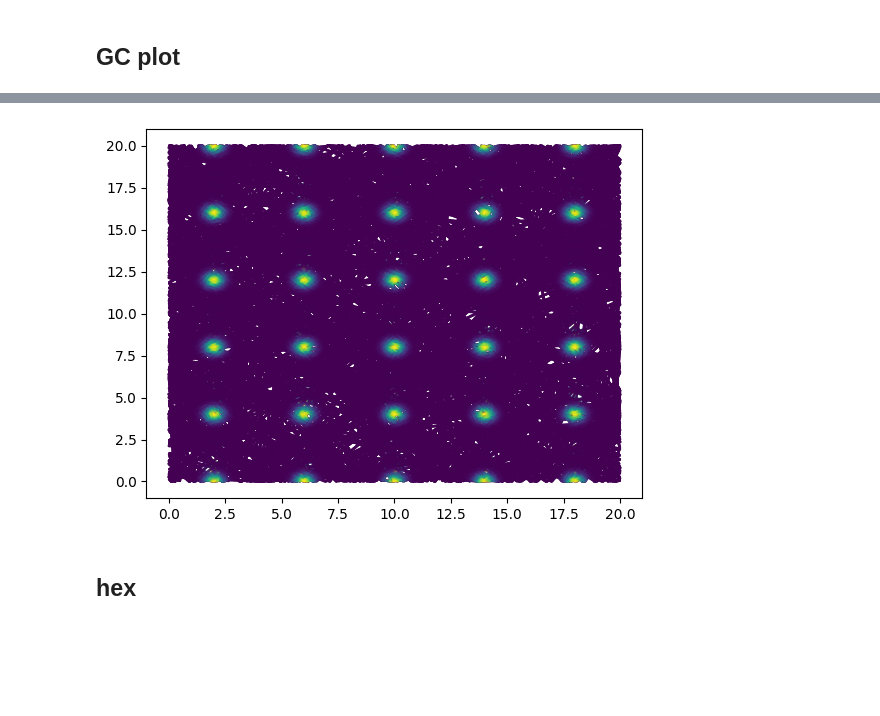
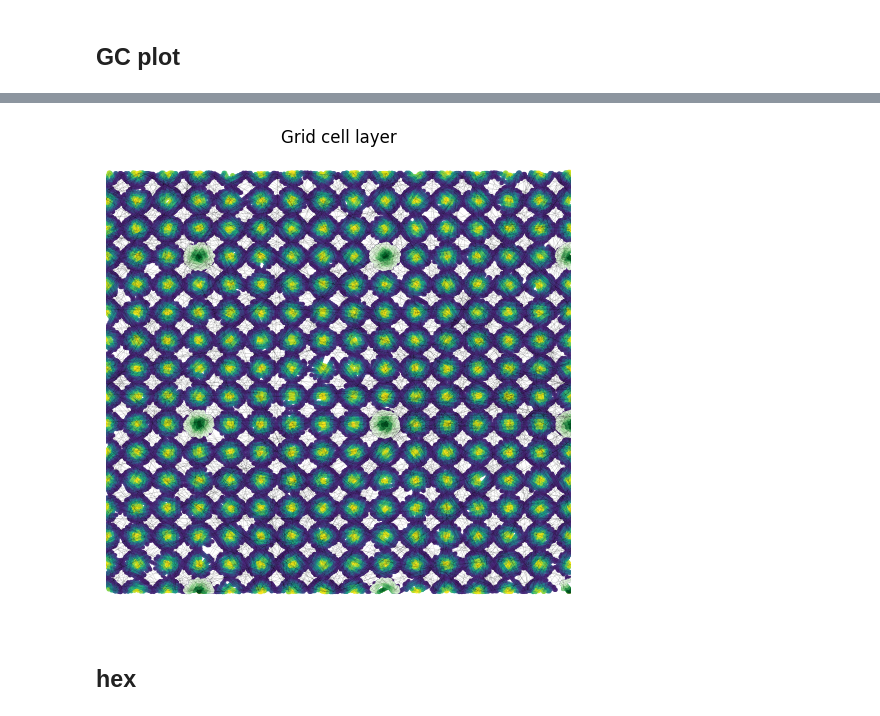
Before and after one commit to iKiru-hub/PCNN, a Jupyter notebook: notebooks/lab_pcore_2.ipynb, the cells around one changed output, grey strips where cells are left out. Cells and saved outputs as stored; diff of their text form; code cells hidden in the pictures; blank space fills up the shorter version.

```diff
--- a/notebooks/lab_pcore_2.ipynb
+++ b/notebooks/lab_pcore_2.ipynb
@@ -261,11 +318,22 @@ plt.scatter(*np.array(points[1:]).T, c=asum, s=np.where(asum>0.02, 4, 0), alpha=
-# %%
-
-for i in tqdm(range(4)):
-    plt.scatter(*np.array(points[1:]).T, c=activity[i, :], s=np.where(activity[-1, :]>0.1, 5, 1), alpha=0.5)
-
-plt.show()
-# %% [output]
-[figure, removed]
+# %%
+plt.figure(figsize=(6, 6))
+plt.plot(*np.array(points[1:]).T, "k-", lw=0.1, alpha=0.5)
+plt.scatter(*np.array(points[1:]).T, c=activity[:, :].sum(axis=0),
+            s=np.where(activity[:, :].sum(axis=0)>0.1, 5, 0),
+            alpha=0.9, cmap="viridis")
+plt.scatter(*np.array(points[1:]).T, c=activity[3, :],
+            s=np.where(activity[3, :]>0.1, 5, 0),
+            alpha=0.9, cmap="Greens")
+
+plt.axis("off")
+plt.xlim((0, size))
+plt.xlim((0, size))
+
+plt.title("Grid cell layer")
+
+plt.show()
+# %% [output]
+[figure, added]
 # %% [markdown]
 ## hex
 # %%
```
Also changed, not shown: parts of 14 cells of this notebook, 57 other files.
